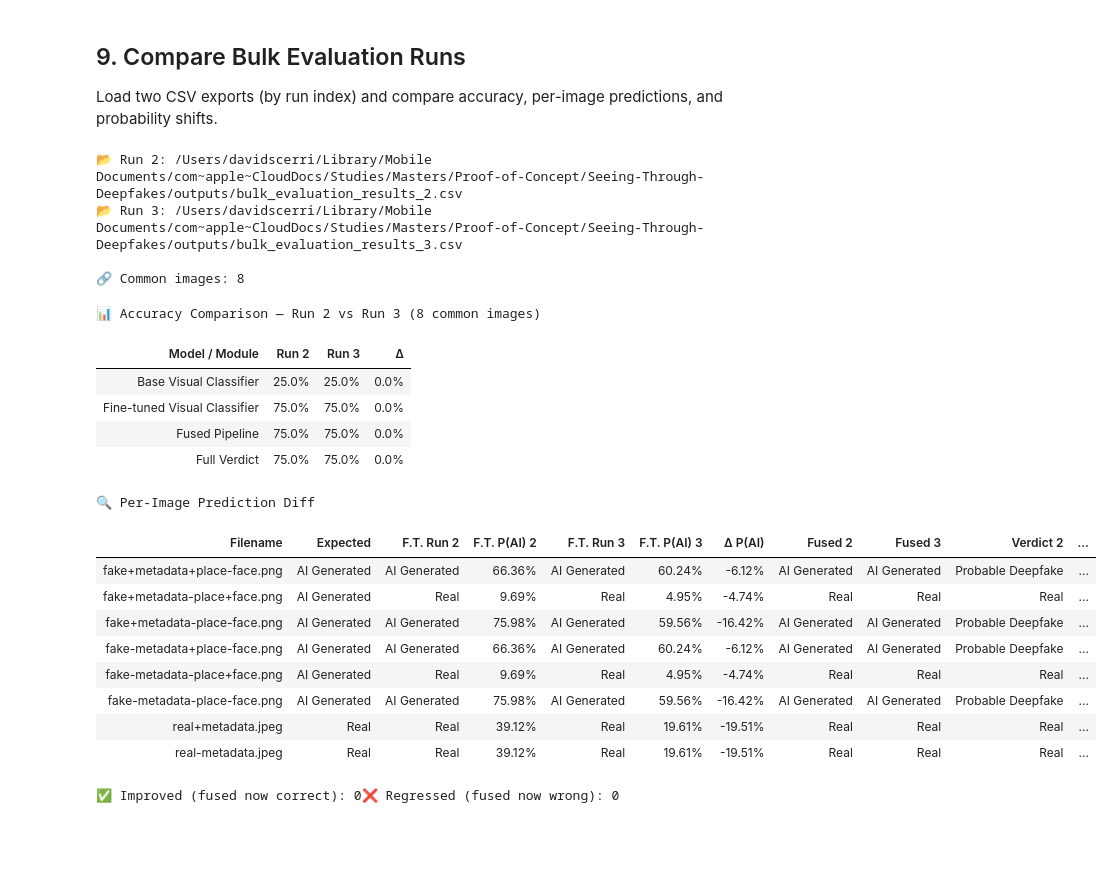
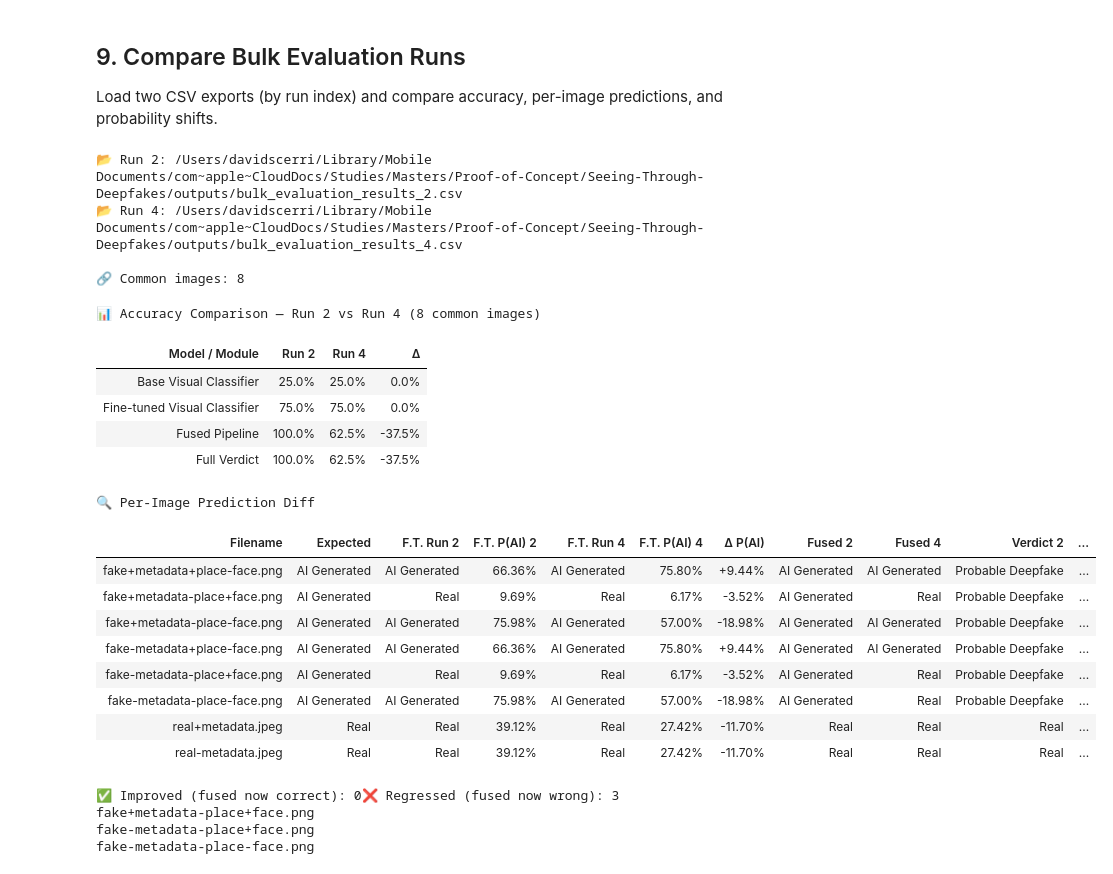
Before and after one commit to DavidBScerri/Seeing-Through-Deepfakes, a Jupyter notebook: src/integration_pipeline/bulk_evaluation.ipynb, the cells around one changed output. Saved outputs shown, nothing was run; the diff lists cells and outputs as text; code cells hidden in the pictures; blank space fills up the shorter version.

```diff
--- a/src/integration_pipeline/bulk_evaluation.ipynb
+++ b/src/integration_pipeline/bulk_evaluation.ipynb
@@ -72,8 +72,10 @@ FUSION_KWARGS = dict(
     w_meta=0.3,
     w_visual=0.7,
     decision_threshold=0.55,
-    visual_accuracy=0.92,
+    meta_accuracy=0.70,
+    visual_accuracy=0.83,
 )
+FACE_PADDING = 0.30
 
 # ── Fine-tuned model delta path ─────────────────────────────────────────
 VISUAL_DELTA_PATH = os.path.join(
@@ -198,13 +200,27 @@ def evaluate_folder(folder_path: str) -> list[dict]:
         ft_result = finetuned_classifier.predict(pil_image)
         ft_ai_prob = extract_visual_ai_probability(ft_result)
 
+        # ── Face crop detection & classification (unconditional) ──────
+        face_res = None
+        cropped_ai_prob = None
+        if deepfake_classifier:
+            face_res = deepfake_classifier.predict_face(pil_image)
+            bbox = face_res.get("bbox")
+            if bbox is not None:
+                from src.integration_pipeline.fusion import crop_face_region
+                pad = globals().get("FACE_PADDING", 0.30)
+                cropped_face = crop_face_region(pil_image, bbox, padding=pad)
+                cropped_result = finetuned_classifier.predict(cropped_face)
+                cropped_ai_prob = extract_visual_ai_probability(cropped_result)
+
         # ── Metadata module ───────────────────────────────────────────
         meta_result = analyse_image(filepath)
 
-        # ── Fusion (metadata + fine-tuned visual) ─────────────────────
+        # ── Fusion (metadata + fine-tuned visual + cropped face) ──────
         fusion_result = strategy.fuse(
             metadata_ai_prob=meta_result.ai_probability,
             visual_ai_prob=ft_ai_prob,
+            cropped_visual_ai_prob=cropped_ai_prob,
         )
 
         # ── Deepfake module (conditional) ─────────────────────────────
@@ -243,6 +259,8 @@ def evaluate_folder(folder_path: str) -> list[dict]:
             "ft_confidence": ft_result["confidence"],
             "ft_ai_prob": ft_ai_prob,
             "ft_correct": ft_result["prediction"] == expected,
+            # Cropped face visual prob
+            "cropped_ai_prob": cropped_ai_prob,
             # Metadata module
             "meta_ai_prob": meta_result.ai_probability,
             "meta_decision": meta_result.decision,
@@ -263,6 +281,8 @@ def evaluate_folder(folder_path: str) -> list[dict]:
         fused_icon = "✅" if results[-1]["fused_correct"] else "❌"
         print(f"   Base: {base_result['prediction']:14s} ({base_ai_prob:.2%}) {base_icon}")
         print(f"   F.T.: {ft_result['prediction']:14s} ({ft_ai_prob:.2%}) {ft_icon}")
+        if cropped_ai_prob is not None:
+            print(f"   Crop: {cropped_ai_prob:.2%} P(AI)")
         print(f"   Fused: {fused_label:13s} ({fusion_result.ai_probability:.2%}) {fused_icon}")
         if df_decision != "—":
             print(f"   Deepfake: {df_decision}")
@@ -270,8 +290,8 @@ def evaluate_folder(folder_path: str) -> list[dict]:
 
     return results
 
-
 # ── Run it ───────────────────────────────────────────────────────────────
+import time
 start_time = time.time()
 results = evaluate_folder(IMAGE_FOLDER)
 elapsed = time.time() - start_time
@@ -623,7 +634,7 @@ from IPython.display import display, HTML
 
 # ── Which two runs to compare ──────────────────────────────────────────
 RUN_A = 2   # first run  (bulk_evaluation_results.csv)
-RUN_B = 3   # second run (bulk_evaluation_results_1.csv)
+RUN_B = 4   # second run (bulk_evaluation_results_1.csv)
 
 # ── Resolve CSV paths ─────────────────────────────────────────────────
 def _csv_path(idx):
@@ -791,45 +802,48 @@ for fname in common:
         {TD} class="{d_cls}">{d_sign}{ft_delta:.2%}</td>
         {TD} class="{pred_cls(a['fused_label'], exp)}">{a['fused_label']}</td>
         {TD} class="{pred_cls(b['fused_label'], exp)}">{b['fused_label']}</td>
         {TD}>{a['verdict']}</td>
         {TD}>{b['verdict']}</td>
     </tr>"""
 
 html += '</tbody></table>'
 
 # ── 9c. Quick textual summary ─────────────────────────────────────────
 improved = [f for f in common if not data_a[f]['fused_correct'] and data_b[f]['fused_correct']]
 regressed = [f for f in common if data_a[f]['fused_correct'] and not data_b[f]['fused_correct']]
 
 html += '<div style="margin-top:18px; font-size:13px; font-family:-apple-system,sans-serif;">'
 html += f'<b>✅ Improved (fused now correct):</b> {len(improved)}'
 if improved:
     html += '<ul>' + ''.join(f'<li><code>{f}</code></li>' for f in improved) + '</ul>'
 html += f'<b>❌ Regressed (fused now wrong):</b> {len(regressed)}'
 if regressed:
     html += '<ul>' + ''.join(f'<li><code>{f}</code></li>' for f in regressed) + '</ul>'
 html += '</div>'
 
 display(HTML(html))
 # %% [output]
 📂 Run 2: /Users/davidscerri/Library/Mobile Documents/com~apple~CloudDocs/Studies/Masters/Proof-of-Concept/Seeing-Through-Deepfakes/outputs/bulk_evaluation_results_2.csv
-📂 Run 3: /Users/davidscerri/Library/Mobile Documents/com~apple~CloudDocs/Studies/Masters/Proof-of-Concept/Seeing-Through-Deepfakes/outputs/bulk_evaluation_results_3.csv
+📂 Run 4: /Users/davidscerri/Library/Mobile Documents/com~apple~CloudDocs/Studies/Masters/Proof-of-Concept/Seeing-Through-Deepfakes/outputs/bulk_evaluation_results_4.csv
 
 🔗 Common images: 8
-📊 Accuracy Comparison — Run 2 vs Run 3 (8 common images)
+📊 Accuracy Comparison — Run 2 vs Run 4 (8 common images)
-| Model / Module | Run 2 | Run 3 | Δ |
+| Model / Module | Run 2 | Run 4 | Δ |
 | Base Visual Classifier | 25.0% | 25.0% | 0.0% |
 | Fine-tuned Visual Classifier | 75.0% | 75.0% | 0.0% |
-| Fused Pipeline | 75.0% | 75.0% | 0.0% |
-| Full Verdict | 75.0% | 75.0% | 0.0% |
+| Fused Pipeline | 100.0% | 62.5% | -37.5% |
+| Full Verdict | 100.0% | 62.5% | -37.5% |
 🔍 Per-Image Prediction Diff
-| Filename | Expected | F.T. Run 2 | F.T. P(AI) 2 | F.T. Run 3 | F.T. P(AI) 3 | Δ P(AI) | Fused 2 | Fused 3 | Verdict 2 | ... |
-| fake+metadata+place-face.png | AI Generated | AI Generated | 66.36% | AI Generated | 60.24% | -6.12% | AI Generated | AI Generated | Probable Deepfake | ... |
-| fake+metadata-place+face.png | AI Generated | Real | 9.69% | Real | 4.95% | -4.74% | Real | Real | Real | ... |
-| fake+metadata-place-face.png | AI Generated | AI Generated | 75.98% | AI Generated | 59.56% | -16.42% | AI Generated | AI Generated | Probable Deepfake | ... |
-| fake-metadata+place-face.png | AI Generated | AI Generated | 66.36% | AI Generated | 60.24% | -6.12% | AI Generated | AI Generated | Probable Deepfake | ... |
-| fake-metadata-place+face.png | AI Generated | Real | 9.69% | Real | 4.95% | -4.74% | Real | Real | Real | ... |
-| fake-metadata-place-face.png | AI Generated | AI Generated | 75.98% | AI Generated | 59.56% | -16.42% | AI Generated | AI Generated | Probable Deepfake | ... |
-| real+metadata.jpeg | Real | Real | 39.12% | Real | 19.61% | -19.51% | Real | Real | Real | ... |
-| real-metadata.jpeg | Real | Real | 39.12% | Real | 19.61% | -19.51% | Real | Real | Real | ... |
+| Filename | Expected | F.T. Run 2 | F.T. P(AI) 2 | F.T. Run 4 | F.T. P(AI) 4 | Δ P(AI) | Fused 2 | Fused 4 | Verdict 2 | ... |
+| fake+metadata+place-face.png | AI Generated | AI Generated | 66.36% | AI Generated | 75.80% | +9.44% | AI Generated | AI Generated | Probable Deepfake | ... |
+| fake+metadata-place+face.png | AI Generated | Real | 9.69% | Real | 6.17% | -3.52% | AI Generated | Real | Probable Deepfake | ... |
+| fake+metadata-place-face.png | AI Generated | AI Generated | 75.98% | AI Generated | 57.00% | -18.98% | AI Generated | AI Generated | Probable Deepfake | ... |
+| fake-metadata+place-face.png | AI Generated | AI Generated | 66.36% | AI Generated | 75.80% | +9.44% | AI Generated | AI Generated | Probable Deepfake | ... |
+| fake-metadata-place+face.png | AI Generated | Real | 9.69% | Real | 6.17% | -3.52% | AI Generated | Real | Probable Deepfake | ... |
+| fake-metadata-place-face.png | AI Generated | AI Generated | 75.98% | AI Generated | 57.00% | -18.98% | AI Generated | Real | Probable Deepfake | ... |
+| real+metadata.jpeg | Real | Real | 39.12% | Real | 27.42% | -11.70% | Real | Real | Real | ... |
+| real-metadata.jpeg | Real | Real | 39.12% | Real | 27.42% | -11.70% | Real | Real | Real | ... |
-✅ Improved (fused now correct): 0❌ Regressed (fused now wrong): 0
+✅ Improved (fused now correct): 0❌ Regressed (fused now wrong): 3
+fake+metadata-place+face.png
+fake-metadata-place+face.png
+fake-metadata-place-face.png
```
Also changed, not shown: parts of 5 cells of this notebook, 4 other files.
